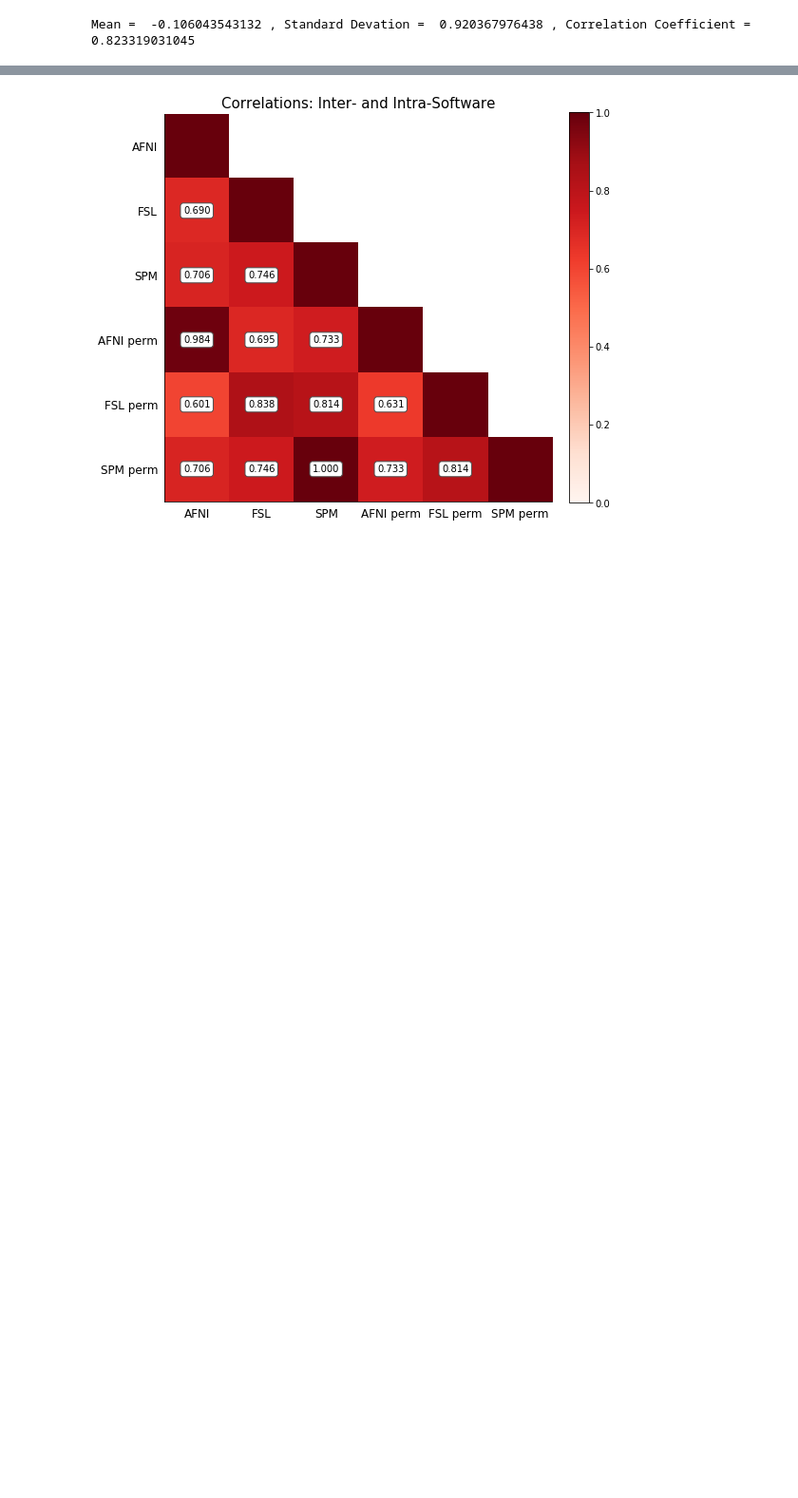
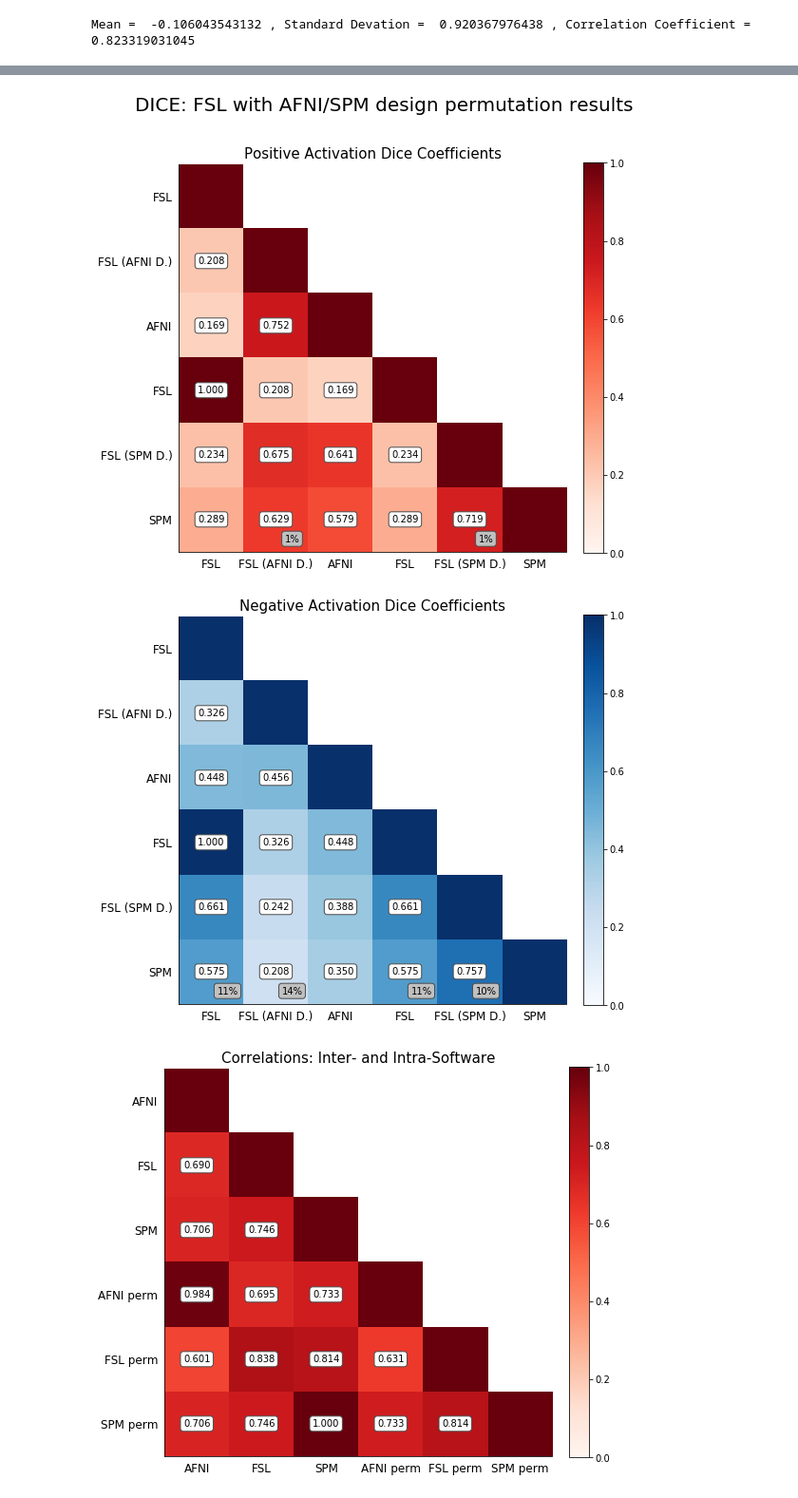
Before and after one commit to NISOx-BDI/SC2, a Jupyter notebook: figures/ds001_notebook.ipynb, the cells around one changed output, grey strips where cells are left out. Shown at 95% size. Cells and saved outputs as stored; diff of their text form; code cells hidden in the pictures; blank space fills up the shorter version.

```diff
--- a/figures/ds001_notebook.ipynb
+++ b/figures/ds001_notebook.ipynb
@@ -452,3 +462,11 @@ dice.dice_old_comparison(afni_perm_pos_exc, old_afni_perm_pos_exc, afni_perm_neg
+# %%
+dice.dice_old_comparison(fsl_perm_pos_exc, fsl_perm_pos_exc, fsl_perm_neg_exc, fsl_perm_neg_exc,
+                         afni_design_perm_pos_exc,  spm_design_perm_pos_exc, afni_design_perm_neg_exc, spm_design_perm_neg_exc,
+                         afni_perm_pos_exc,  spm_perm_pos_exc, afni_perm_neg_exc, spm_perm_neg_exc,
+                         fsl_perm, fsl_perm, afni_design_perm, spm_design_perm, afni_perm, spm_perm, study=study + '_perm', perm=True, design=True)
+# %% [output]
+[figure, added]
+[figure, added]
 # %%
 from lib import correlation_tables
 correlation_tables.correlation_tables(afni_stat_file, fsl_stat_file, spm_stat_file, afni_perm_z, fsl_perm, spm_perm, title="Correlations: Inter- and Intra-Software", num_subjects=16)
```
Also changed, not shown: parts of 6 cells of this notebook, 2 other files.
